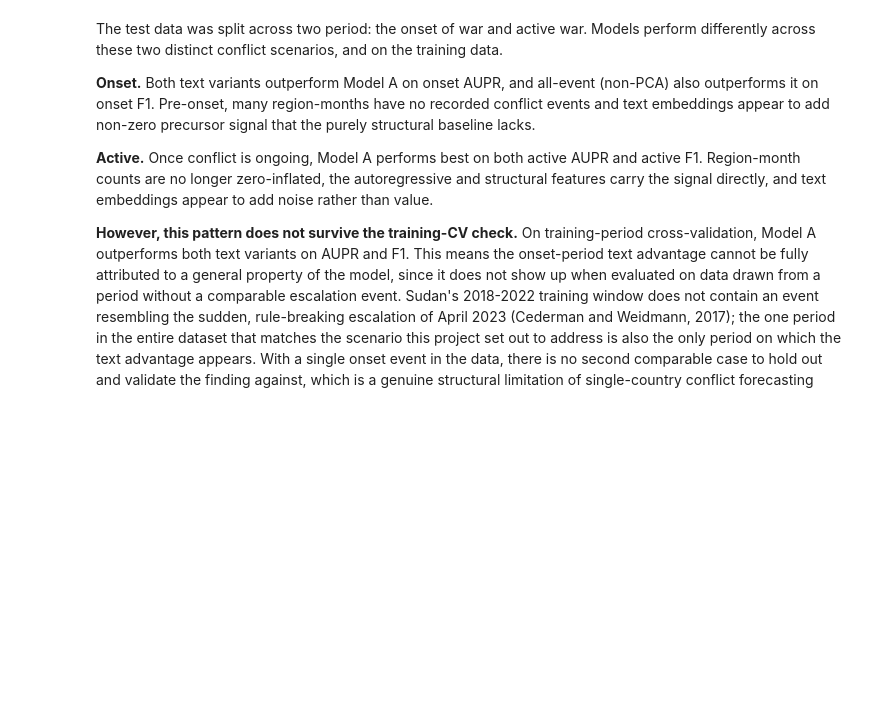
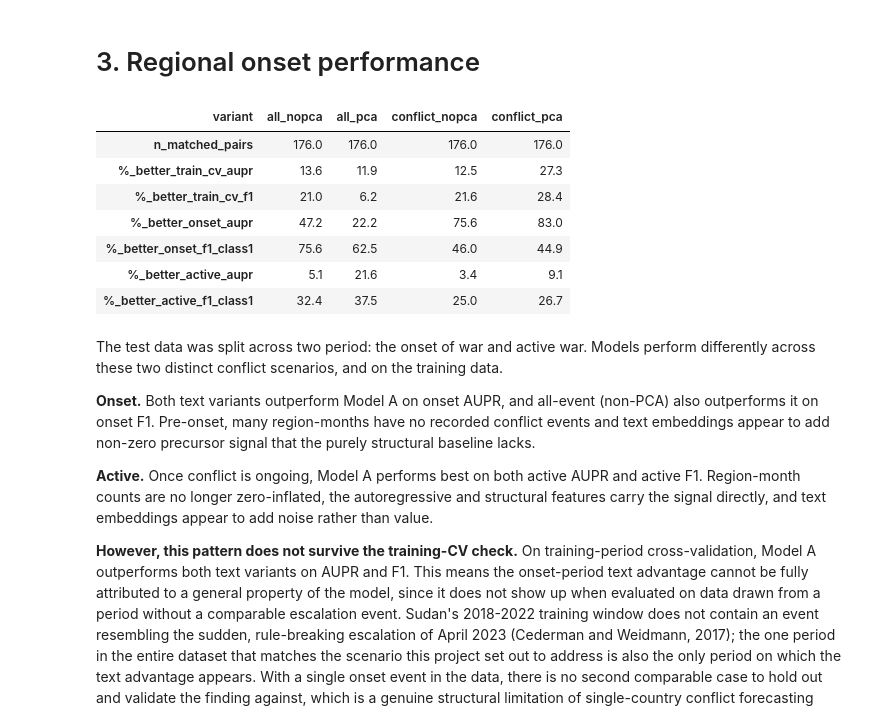
Before and after one commit to eviejones/msc-final-project, a Jupyter notebook: evaluation/results.ipynb, the cells around one changed output. Saved outputs shown, nothing was run; the diff lists cells and outputs as text; code cells hidden in the pictures; blank space fills up the shorter version.

```diff
--- a/evaluation/results.ipynb
+++ b/evaluation/results.ipynb
@@ -20,3 +110,61 @@ from utils.reporting import open_model_report
+# %% [markdown]
+# 3. Regional onset performance
+# %%
+
+metrics = [
+    "train_cv_aupr", "train_cv_f1",
+    "onset_aupr", "onset_f1_class1",
+    "active_aupr", "active_f1_class1",
+]
+for c in metrics:
+    results[c] = pd.to_numeric(results[c], errors="coerce")
+
+# Columns that define a "matched" comparison so it differs only when text is included
+key_cols = ["include_food", "include_rain", "k", "event_col", "n_splits"]
+
+baseline = results[results["include_text"] == False].set_index(key_cols) # Baseline - no-text
+
+text_df = results[results["include_text"] == True].copy() # Text runs
+
+def variant_label(row):
+    if row["conflict_only_embeddings"] == True and row["use_pca"] == True:
+        return "conflict_pca"
+    if row["conflict_only_embeddings"] == True and row["use_pca"] == False:
+        return "conflict_nopca"
+    if row["conflict_only_embeddings"] == False and row["use_pca"] == True:
+        return "all_pca"
+    return "all_nopca"
+
+text_df["variant"] = text_df.apply(variant_label, axis=1)
+
+results = []
+for variant, group in text_df.groupby("variant"):
+    group = group.set_index(key_cols)
+    matched = group.join(baseline[metrics], rsuffix="_base", how="inner")
+
+    row = {"variant": variant, "n_matched_pairs": len(matched)}
+    for m in metrics:
+        pct_better = (matched[m] > matched[f"{m}_base"]).mean() * 100
+        row[f"%_better_{m}"] = round(pct_better, 1)
+
+    # for m in metrics:
+    #     diff = matched[m] - matched[f"{m}_base"]
+    #     row[f"mean_diff_{m}"] = round(diff.mean(), 4)
+    #     row[f"median_diff_{m}"] = round(diff.median(), 4)
+
+    results.append(row)
+
+summary = pd.DataFrame(results).set_index("variant")
+summary.T
+# %% [output]
+| variant | all_nopca | all_pca | conflict_nopca | conflict_pca |
+| n_matched_pairs | 176.0 | 176.0 | 176.0 | 176.0 |
+| %_better_train_cv_aupr | 13.6 | 11.9 | 12.5 | 27.3 |
+| %_better_train_cv_f1 | 21.0 | 6.2 | 21.6 | 28.4 |
+| %_better_onset_aupr | 47.2 | 22.2 | 75.6 | 83.0 |
+| %_better_onset_f1_class1 | 75.6 | 62.5 | 46.0 | 44.9 |
+| %_better_active_aupr | 5.1 | 21.6 | 3.4 | 9.1 |
+| %_better_active_f1_class1 | 32.4 | 37.5 | 25.0 | 26.7 |
 # %%
 def read_results():
     model_a_results, _, _, _ = open_model_report("Model A")
```
Also changed, not shown: parts of 7 cells of this notebook.
